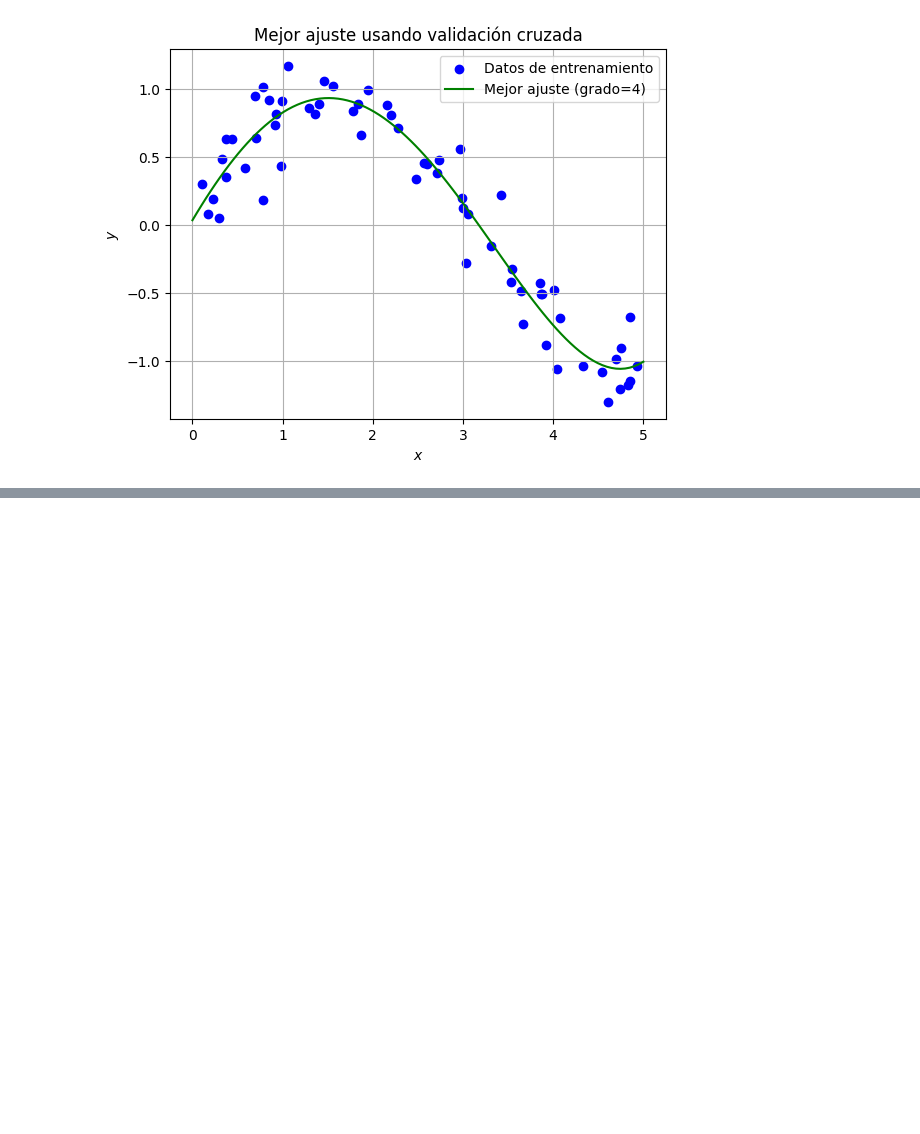
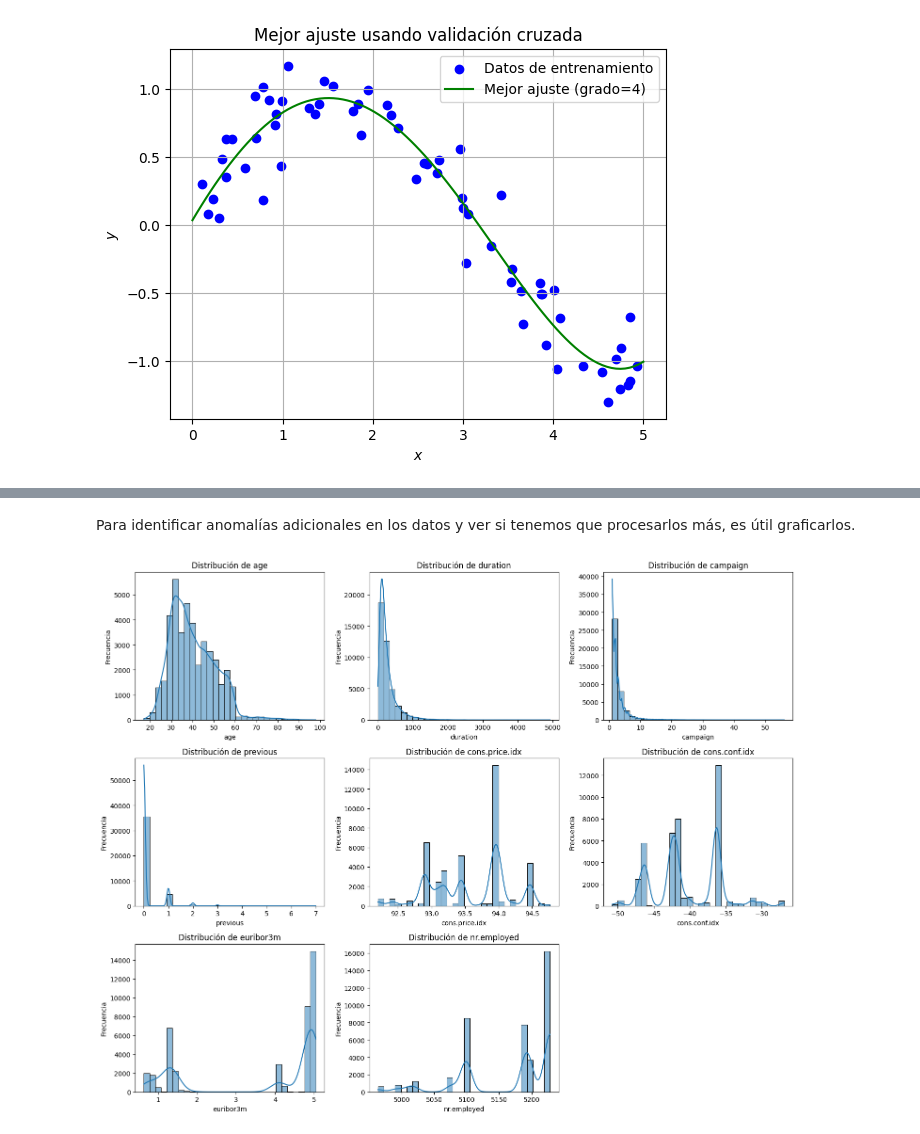
Before and after one commit to fdiazja93/especialidad-en-GenAI, a Jupyter notebook: Clase 1/laboratorio_1.ipynb, the cells around one changed output, grey strips where cells are left out. Drawn from its saved outputs; the diff is of its cells as text; code cells hidden in the pictures; blank space fills up the shorter version.

Commit message:
Mitad de segundo y datos

```diff
--- a/Clase 1/laboratorio_1.ipynb
+++ b/Clase 1/laboratorio_1.ipynb
@@ -102,0 +135,4 @@ Mejor grado de la validación cruzada: 4
+# %%
+# Cargar el dataset y mostrar las primeras filas
+df = pd.read_csv("bank-additional-full.csv", sep=';')
+df.head()
@@ -102,0 +162,4 @@ Mejor grado de la validación cruzada: 4
+# %%
+# Buscar valores nulos y eliminando duplicados en el set de datos
+df.drop_duplicates(inplace=True)
+df.isnull().sum()
@@ -102,0 +222,7 @@ Mejor grado de la validación cruzada: 4
+# %%
+redundant = identify_redundant_features(df)
+
+for category, columns in redundant.items():
+    print(f"{category} features:")
+    for col in columns:
+        print(f"  - {col}")
@@ -102,0 +237,4 @@ Mejor grado de la validación cruzada: 4
+# %%
+# Eliminando las variables redundantes
+df.drop(columns=['pdays', 'emp.var.rate'], inplace=True)
+df.head()
@@ -102,0 +248,26 @@ Mejor grado de la validación cruzada: 4
+# %% [markdown]
+Para identificar anomalías adicionales en los datos y ver si tenemos que procesarlos más, es útil graficarlos.
+# %%
+#Visuualización de features numéricos
+numeric_cols = df.select_dtypes(include=['int64', 'float64']).columns
+n_num = len(numeric_cols)
+ncols = 3
+nrows = int(np.ceil(n_num / ncols))
+
+fig, axes = plt.subplots(nrows, ncols, figsize=(5 * ncols, 4 * nrows))
+axes = axes.flatten()
+
+for i, col in enumerate(numeric_cols):
+    sns.histplot(df[col], kde=True, bins=30, ax=axes[i])
+    axes[i].set_title(f"Distribución de {col}")
+    axes[i].set_xlabel(col)
+    axes[i].set_ylabel("Frecuencia")
+
+# Remove unused axes
+for j in range(i + 1, len(axes)):
+    fig.delaxes(axes[j])
+
+plt.tight_layout()
+plt.show()
+# %% [output]
+[figure, added]
```
Also changed, not shown: parts of 18 cells of this notebook, 1 other file.
